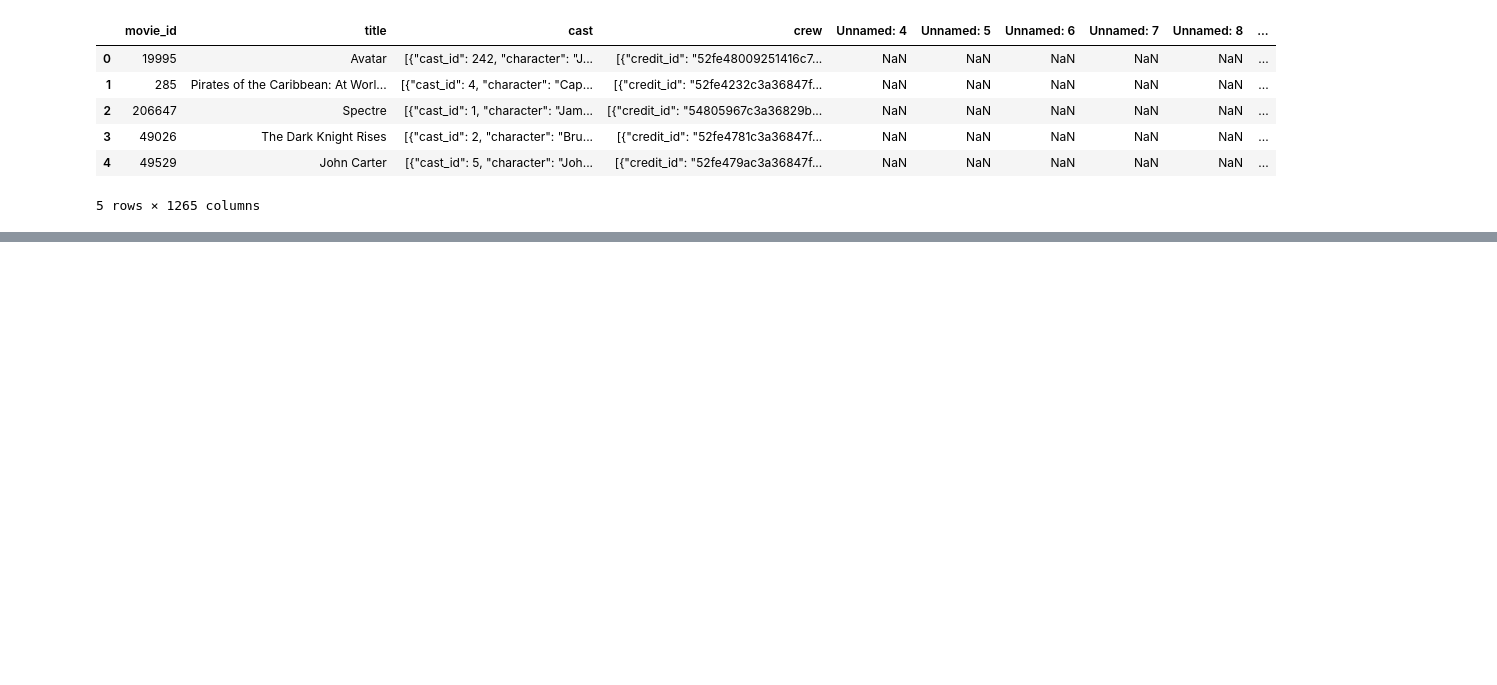
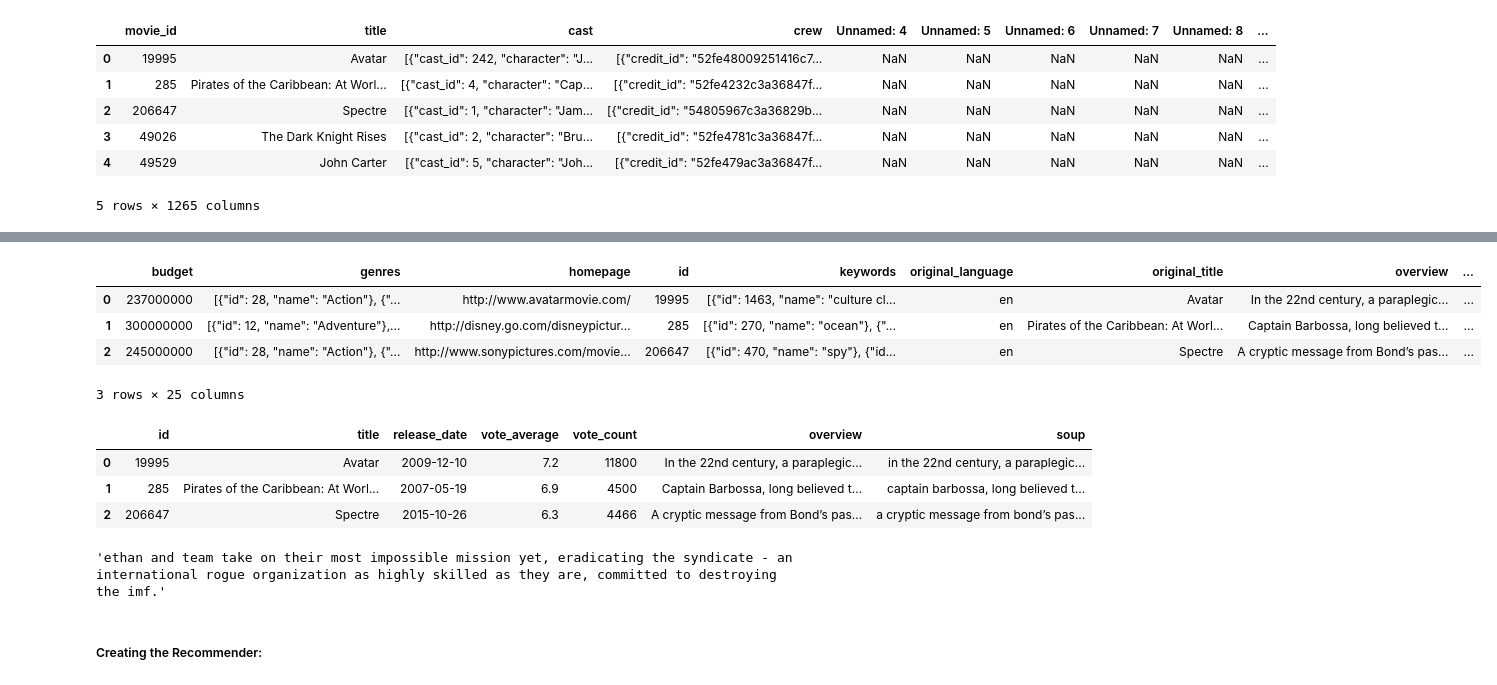
Before and after one commit to cameroncochrane/Movie-Prediction, a Jupyter notebook: analysis.ipynb, the cells around one changed output, grey strips where cells are left out. Drawn from its saved outputs; the diff is of its cells as text; code cells hidden in the pictures; blank space fills up the shorter version.

```diff
--- a/analysis.ipynb
+++ b/analysis.ipynb
@@ -31,0 +53,21 @@ movies.head()
+# %%
+# Drop the Unnamed columns:
+credits = credits.loc[:, ~credits.columns.str.startswith("Unnamed:")]
+# %%
+# Convert IDs are integers
+movies["id"] = movies["id"].astype(int)
+credits["movie_id"] = pd.to_numeric(credits["movie_id"], errors="coerce")
+credits = credits.dropna(subset=["movie_id"])
+credits["movie_id"] = credits["movie_id"].astype(int)
+# %%
+# Merge the two tables:
+df = movies.merge(credits, left_on="id", right_on="movie_id", how="left")
+df["title"] = movies["title"]
+# %%
+df.head(3)
+# %% [output]
+|  | budget | genres | homepage | id | keywords | original_language | original_title | overview | ... |
+| 0 | 237000000 | [{"id": 28, "name": "Action"}, {"... | http://www.avatarmovie.com/ | 19995 | [{"id": 1463, "name": "culture cl... | en | Avatar | In the 22nd century, a paraplegic... | ... |
+| 1 | 300000000 | [{"id": 12, "name": "Adventure"},... | http://disney.go.com/disneypictur... | 285 | [{"id": 270, "name": "ocean"}, {"... | en | Pirates of the Caribbean: At Worl... | Captain Barbossa, long believed t... | ... |
+| 2 | 245000000 | [{"id": 28, "name": "Action"}, {"... | http://www.sonypictures.com/movie... | 206647 | [{"id": 470, "name": "spy"}, {"id... | en | Spectre | A cryptic message from Bond’s pas... | ... |
+3 rows × 25 columns
@@ -31,0 +171,11 @@ movies.head()
+# %%
+out.head(3)
+# %% [output]
+|  | id | title | release_date | vote_average | vote_count | overview | soup |
+| 0 | 19995 | Avatar | 2009-12-10 | 7.2 | 11800 | In the 22nd century, a paraplegic... | in the 22nd century, a paraplegic... |
+| 1 | 285 | Pirates of the Caribbean: At Worl... | 2007-05-19 | 6.9 | 4500 | Captain Barbossa, long believed t... | captain barbossa, long believed t... |
+| 2 | 206647 | Spectre | 2015-10-26 | 6.3 | 4466 | A cryptic message from Bond’s pas... | a cryptic message from bond’s pas... |
+# %%
+out['soup'][134]
+# %% [output]
+'ethan and team take on their most impossible mission yet, eradicating the syndicate - an international rogue organization as highly skilled as they are, committed to destroying the imf.'
@@ -31,0 +261,2 @@ movies.head()
+# %% [markdown]
+<h5>Creating the Recommender:
```
Also changed, not shown: parts of 15 cells of this notebook, 2 other files.
